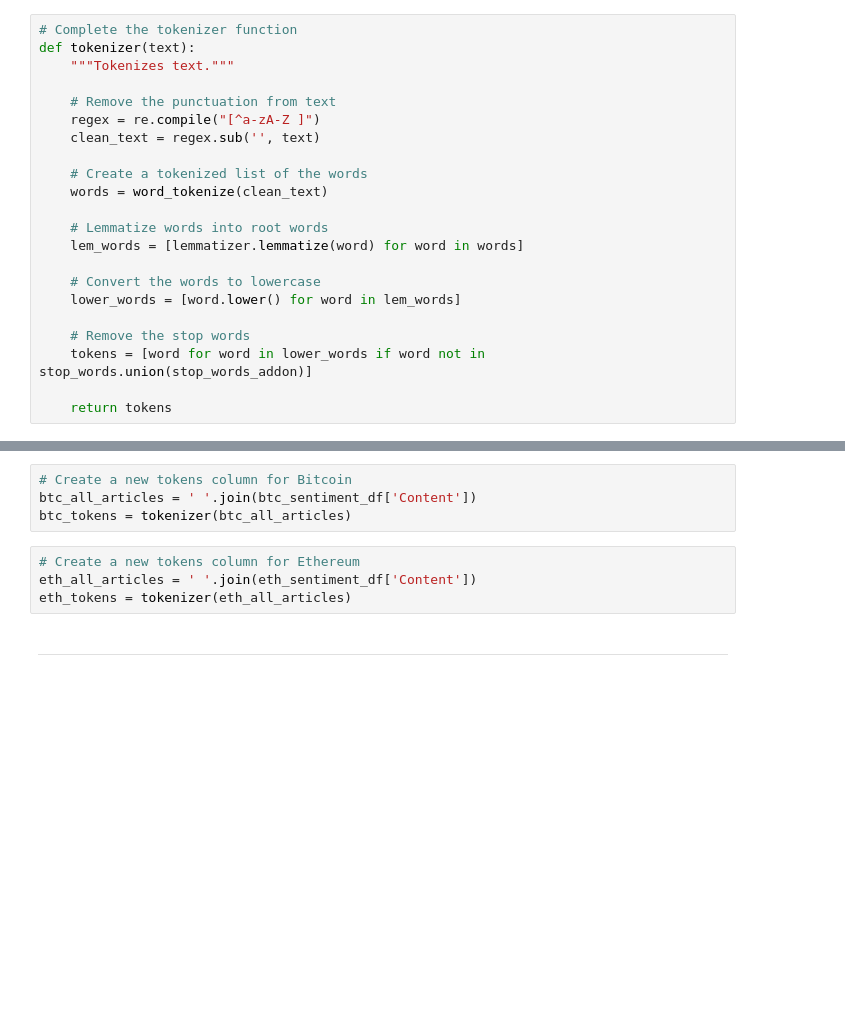
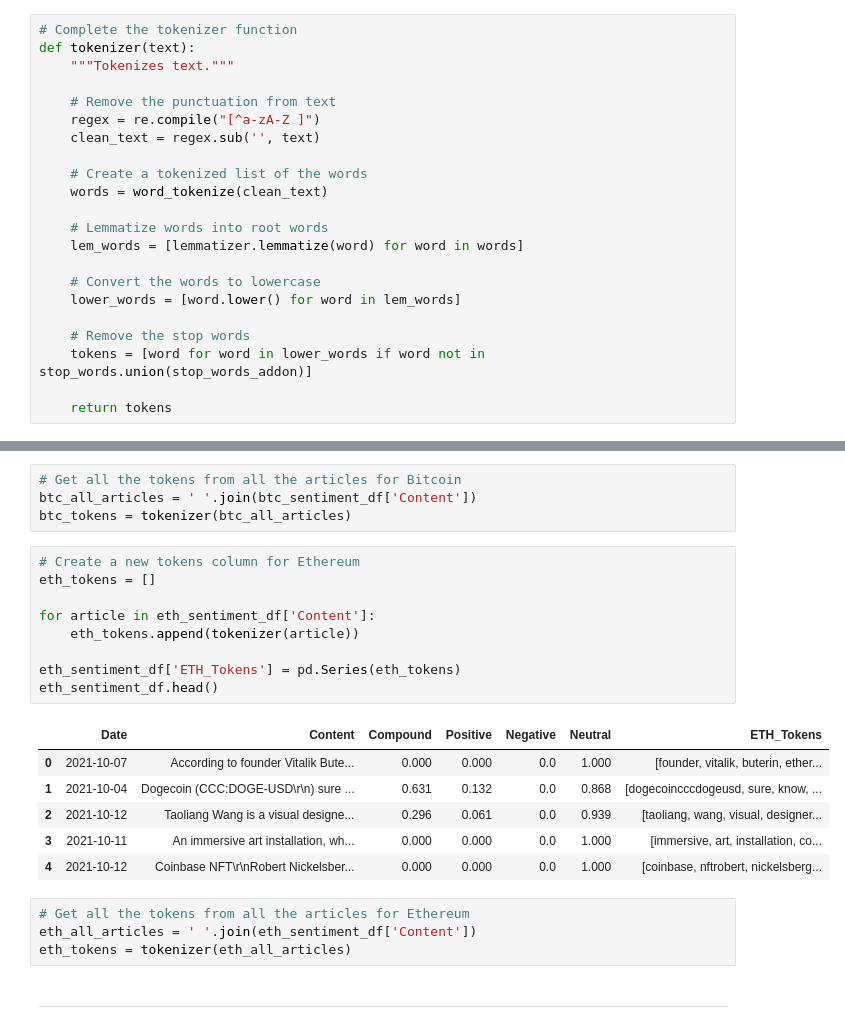
Before and after one commit to chirathlv/Tales-from-the-Crypto, a Jupyter notebook: crypto_sentiment.ipynb, the cells around one changed output, grey strips where cells are left out. Saved outputs shown, nothing was run; the diff lists cells and outputs as text; blank space fills up the shorter version.

```diff
--- a/crypto_sentiment.ipynb
+++ b/crypto_sentiment.ipynb
@@ -242,9 +258,25 @@ def tokenizer(text):
 # %%
-# Create a new tokens column for Bitcoin
+# Get all the tokens from all the articles for Bitcoin
 btc_all_articles = ' '.join(btc_sentiment_df['Content'])
 btc_tokens = tokenizer(btc_all_articles)
+# %%
+# Create a new tokens column for Ethereum
+eth_tokens = []
+
+for article in eth_sentiment_df['Content']:
+    eth_tokens.append(tokenizer(article))
+
+eth_sentiment_df['ETH_Tokens'] = pd.Series(eth_tokens)
+eth_sentiment_df.head()
+# %% [output]
+|  | Date | Content | Compound | Positive | Negative | Neutral | ETH_Tokens |
+| 0 | 2021-10-07 | According to founder Vitalik Bute... | 0.000 | 0.000 | 0.0 | 1.000 | [founder, vitalik, buterin, ether... |
+| 1 | 2021-10-04 | Dogecoin (CCC:DOGE-USD\r\n) sure ... | 0.631 | 0.132 | 0.0 | 0.868 | [dogecoincccdogeusd, sure, know, ... |
+| 2 | 2021-10-12 | Taoliang Wang is a visual designe... | 0.296 | 0.061 | 0.0 | 0.939 | [taoliang, wang, visual, designer... |
+| 3 | 2021-10-11 | An immersive art installation, wh... | 0.000 | 0.000 | 0.0 | 1.000 | [immersive, art, installation, co... |
+| 4 | 2021-10-12 | Coinbase NFT\r\nRobert Nickelsber... | 0.000 | 0.000 | 0.0 | 1.000 | [coinbase, nftrobert, nickelsberg... |
 # %%
-# Create a new tokens column for Ethereum
+# Get all the tokens from all the articles for Ethereum
 eth_all_articles = ' '.join(eth_sentiment_df['Content'])
 eth_tokens = tokenizer(eth_all_articles)
 # %% [markdown]
```
Also changed, not shown: parts of 7 cells of this notebook.
